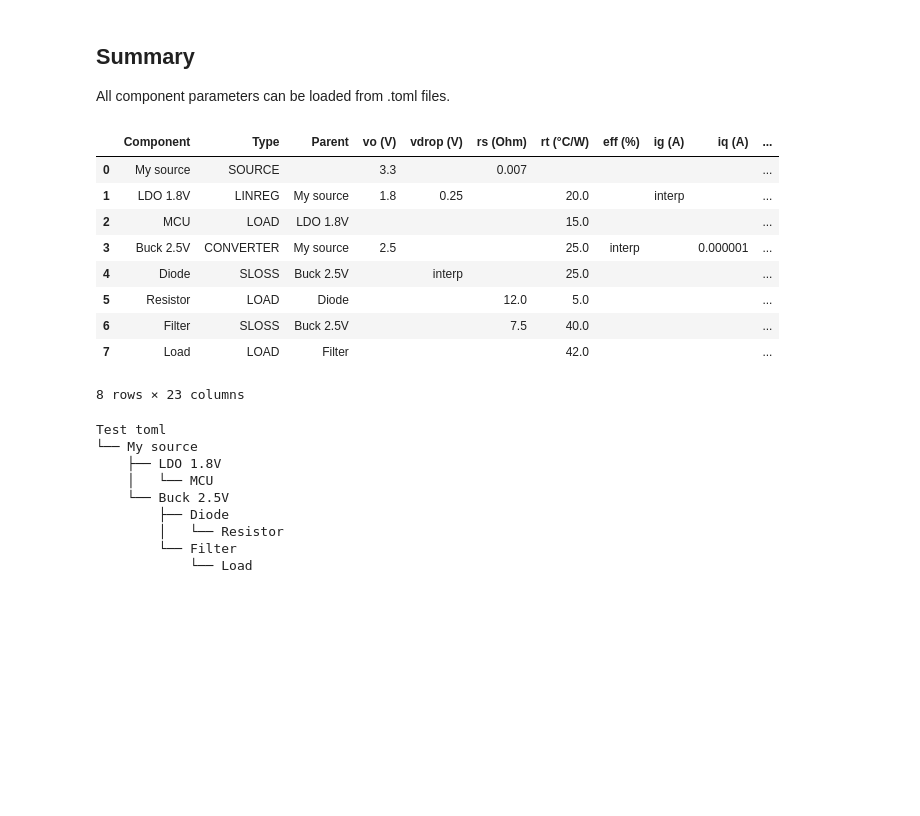
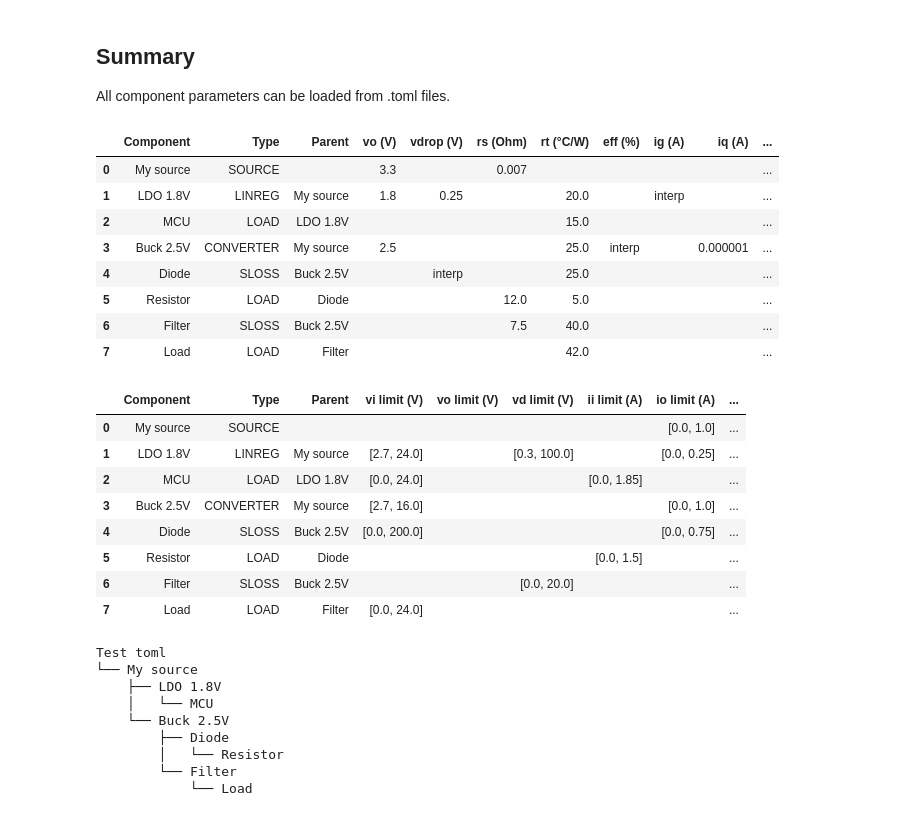
Before and after one commit to geddy11/sysloss, a Jupyter notebook: docs/nb/Component files.ipynb, the cells around one changed output. Saved outputs shown, nothing was run; the diff lists cells and outputs as text; code cells hidden in the pictures; blank space fills up the shorter version.

Commit message:
feat: new limit added: vd (voltage difference)

```diff
--- a/docs/nb/Component files.ipynb
+++ b/docs/nb/Component files.ipynb
@@ -256,7 +260,7 @@ sys.add_comp("Diode", comp=RLoad.from_file("Resistor", fname="rload.toml"))
 ## Summary
 All component parameters can be loaded from .toml files.
 # %%
-sys.params(limits=True)
+sys.params()
 # %% [output]
 |  | Component | Type | Parent | vo (V) | vdrop (V) | rs (Ohm) | rt (°C/W) | eff (%) | ig (A) | iq (A) | ... |
 | 0 | My source | SOURCE |  | 3.3 |  | 0.007 |  |  |  |  | ... |
@@ -267,7 +271,18 @@ sys.params(limits=True)
 | 5 | Resistor | LOAD | Diode |  |  | 12.0 | 5.0 |  |  |  | ... |
 | 6 | Filter | SLOSS | Buck 2.5V |  |  | 7.5 | 40.0 |  |  |  | ... |
 | 7 | Load | LOAD | Filter |  |  |  | 42.0 |  |  |  | ... |
-8 rows × 23 columns
+# %%
+sys.limits()
+# %% [output]
+|  | Component | Type | Parent | vi limit (V) | vo limit (V) | vd limit (V) | ii limit (A) | io limit (A) | ... |
+| 0 | My source | SOURCE |  |  |  |  |  | [0.0, 1.0] | ... |
+| 1 | LDO 1.8V | LINREG | My source | [2.7, 24.0] |  | [0.3, 100.0] |  | [0.0, 0.25] | ... |
+| 2 | MCU | LOAD | LDO 1.8V | [0.0, 24.0] |  |  | [0.0, 1.85] |  | ... |
+| 3 | Buck 2.5V | CONVERTER | My source | [2.7, 16.0] |  |  |  | [0.0, 1.0] | ... |
+| 4 | Diode | SLOSS | Buck 2.5V | [0.0, 200.0] |  |  |  | [0.0, 0.75] | ... |
+| 5 | Resistor | LOAD | Diode |  |  |  | [0.0, 1.5] |  | ... |
+| 6 | Filter | SLOSS | Buck 2.5V |  |  | [0.0, 20.0] |  |  | ... |
+| 7 | Load | LOAD | Filter | [0.0, 24.0] |  |  |  |  | ... |
 # %%
 sys.tree()
 # %% [output]
```
Also changed, not shown: parts of 4 cells of this notebook, 11 other files.
